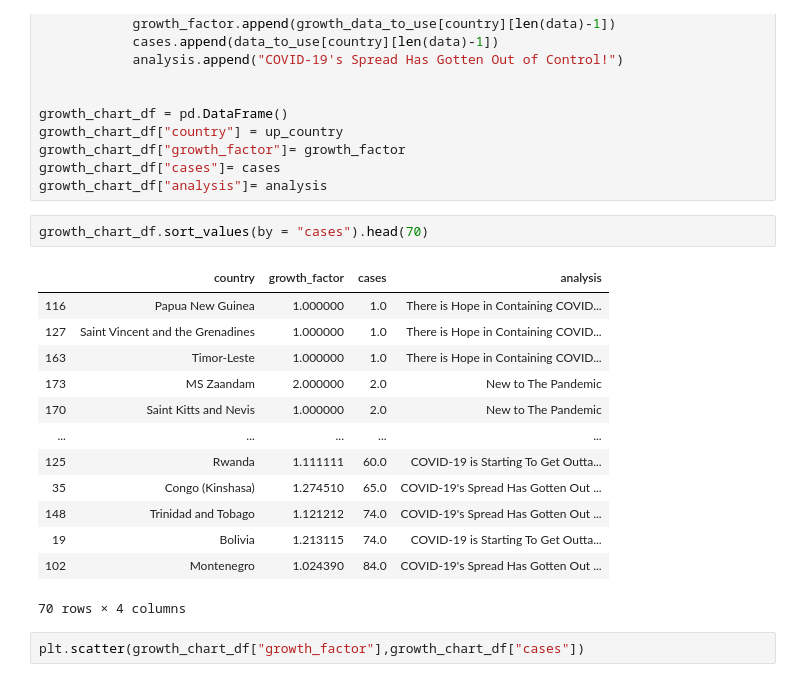
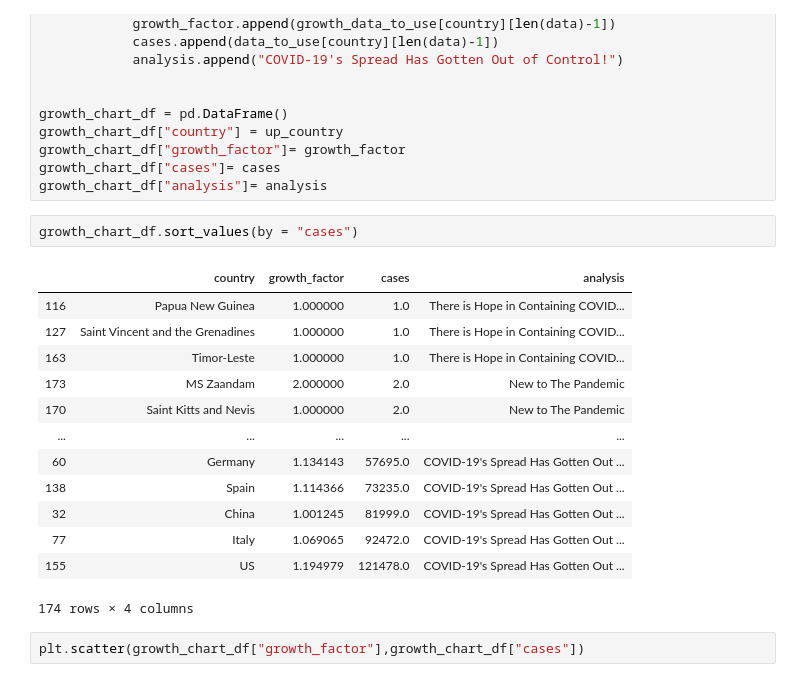
Before and after one commit to roayahelal/covid-19, a Jupyter notebook: by_date_analysis.ipynb, the cells around one changed output. Drawn from its saved outputs; the diff is of its cells as text.

```diff
--- a/by_date_analysis.ipynb
+++ b/by_date_analysis.ipynb
@@ -156,21 +156,21 @@ growth_chart_df["growth_factor"]= growth_factor
 growth_chart_df["cases"]= cases
 growth_chart_df["analysis"]= analysis
 # %%
-growth_chart_df.sort_values(by = "cases").head(70)
+growth_chart_df.sort_values(by = "cases")
 # %% [output]
 |  | country | growth_factor | cases | analysis |
 | 116 | Papua New Guinea | 1.000000 | 1.0 | There is Hope in Containing COVID... |
 | 127 | Saint Vincent and the Grenadines | 1.000000 | 1.0 | There is Hope in Containing COVID... |
 | 163 | Timor-Leste | 1.000000 | 1.0 | There is Hope in Containing COVID... |
 | 173 | MS Zaandam | 2.000000 | 2.0 | New to The Pandemic |
 | 170 | Saint Kitts and Nevis | 1.000000 | 2.0 | New to The Pandemic |
 | ... | ... | ... | ... | ... |
-| 125 | Rwanda | 1.111111 | 60.0 | COVID-19 is Starting To Get Outta... |
-| 35 | Congo (Kinshasa) | 1.274510 | 65.0 | COVID-19's Spread Has Gotten Out ... |
-| 148 | Trinidad and Tobago | 1.121212 | 74.0 | COVID-19's Spread Has Gotten Out ... |
-| 19 | Bolivia | 1.213115 | 74.0 | COVID-19 is Starting To Get Outta... |
-| 102 | Montenegro | 1.024390 | 84.0 | COVID-19's Spread Has Gotten Out ... |
+| 60 | Germany | 1.134143 | 57695.0 | COVID-19's Spread Has Gotten Out ... |
+| 138 | Spain | 1.114366 | 73235.0 | COVID-19's Spread Has Gotten Out ... |
+| 32 | China | 1.001245 | 81999.0 | COVID-19's Spread Has Gotten Out ... |
+| 77 | Italy | 1.069065 | 92472.0 | COVID-19's Spread Has Gotten Out ... |
+| 155 | US | 1.194979 | 121478.0 | COVID-19's Spread Has Gotten Out ... |
-70 rows × 4 columns
+174 rows × 4 columns
 # %%
 plt.scatter(growth_chart_df["growth_factor"],growth_chart_df["cases"])
 # %% [output]
```
Also changed, not shown: parts of 2 cells of this notebook, 1 other file.
